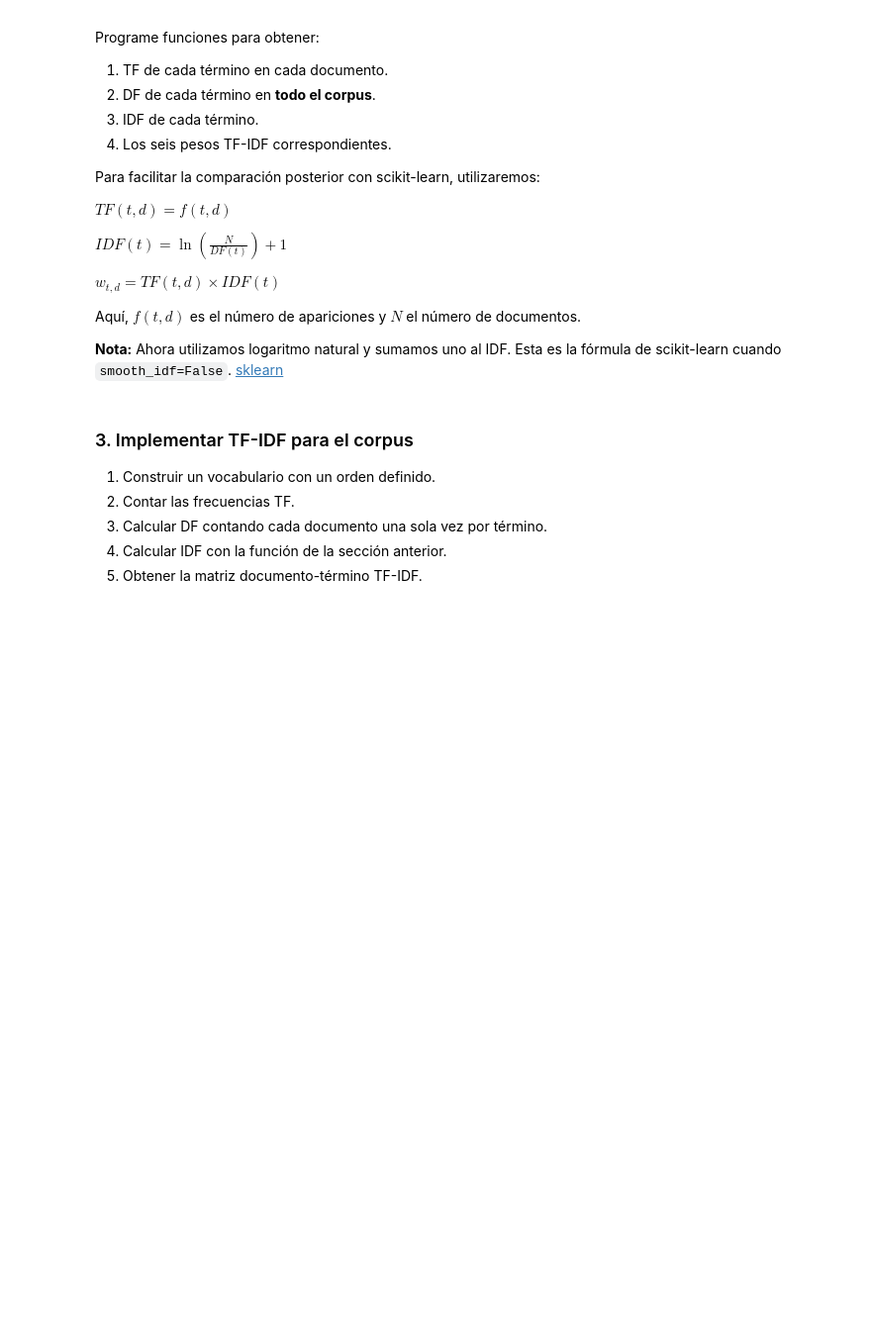
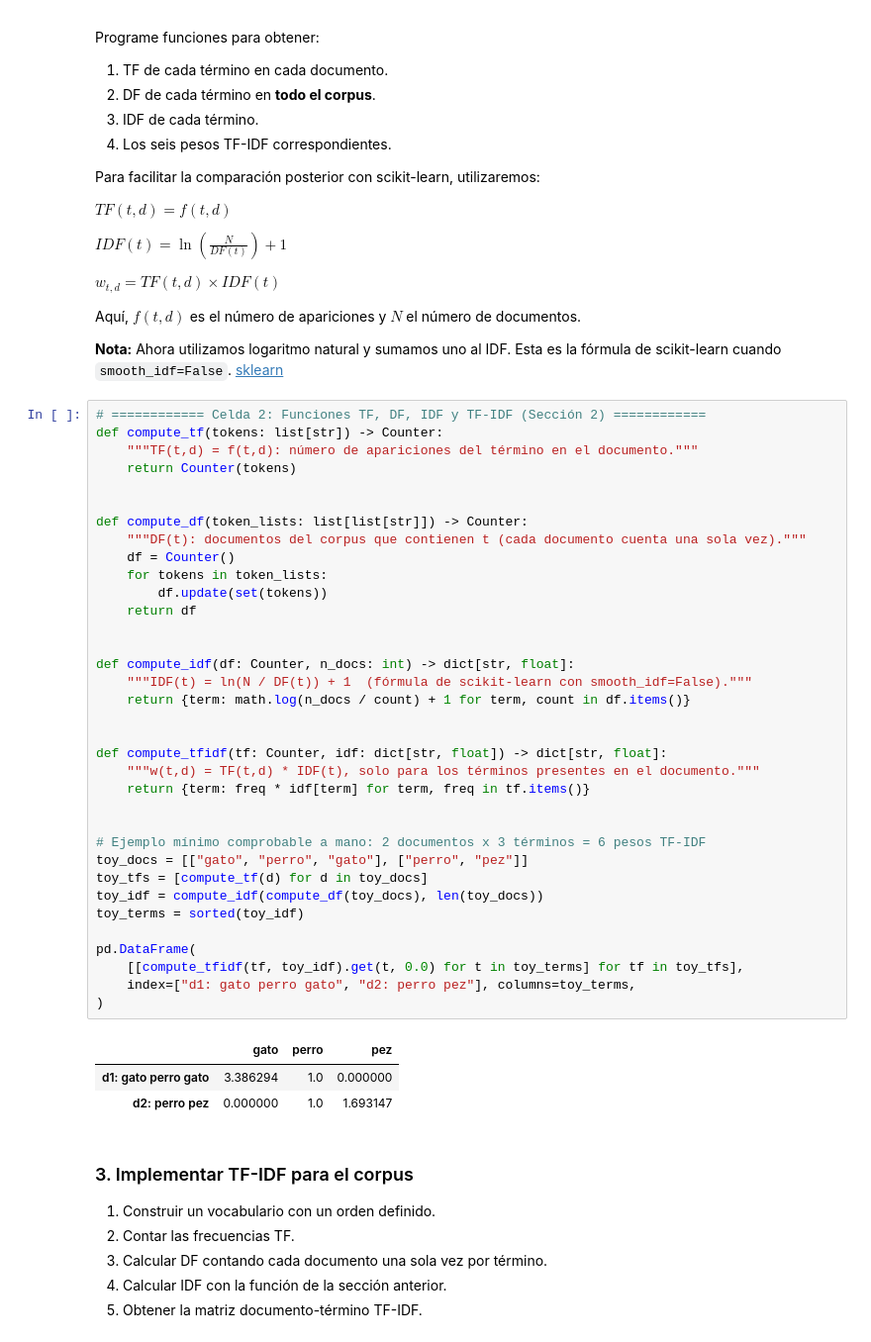
Before and after one commit to Andro2k/Notebook, a Jupyter notebook: notebooks/Primer Bimestre/03_vectorsearch.ipynb, the cells around one changed output. Shown at 99% size. Saved outputs shown, nothing was run; the diff lists cells and outputs as text; blank space fills up the shorter version.

```diff
--- a/notebooks/Primer Bimestre/03_vectorsearch.ipynb
+++ b/notebooks/Primer Bimestre/03_vectorsearch.ipynb
@@ -49,6 +158,45 @@ $
 Aquí, $f(t,d)$ es el número de apariciones y $N$ el número de documentos.
 
 **Nota:** Ahora utilizamos logaritmo natural y sumamos uno al IDF. Esta es la fórmula de scikit-learn cuando `smooth_idf=False`. [sklearn](https://sklearn.org/stable/modules/generated/sklearn.feature_extraction.text.TfidfTransformer.html?utm_source=chatgpt.com)
+# %%
+# ============ Celda 2: Funciones TF, DF, IDF y TF-IDF (Sección 2) ============
+def compute_tf(tokens: list[str]) -> Counter:
+    """TF(t,d) = f(t,d): número de apariciones del término en el documento."""
+    return Counter(tokens)
+
+
+def compute_df(token_lists: list[list[str]]) -> Counter:
+    """DF(t): documentos del corpus que contienen t (cada documento cuenta una sola vez)."""
+    df = Counter()
+    for tokens in token_lists:
+        df.update(set(tokens))
+    return df
+
+
+def compute_idf(df: Counter, n_docs: int) -> dict[str, float]:
+    """IDF(t) = ln(N / DF(t)) + 1  (fórmula de scikit-learn con smooth_idf=False)."""
+    return {term: math.log(n_docs / count) + 1 for term, count in df.items()}
+
+
+def compute_tfidf(tf: Counter, idf: dict[str, float]) -> dict[str, float]:
+    """w(t,d) = TF(t,d) * IDF(t), solo para los términos presentes en el documento."""
+    return {term: freq * idf[term] for term, freq in tf.items()}
+
+
+# Ejemplo mínimo comprobable a mano: 2 documentos x 3 términos = 6 pesos TF-IDF
+toy_docs = [["gato", "perro", "gato"], ["perro", "pez"]]
+toy_tfs = [compute_tf(d) for d in toy_docs]
+toy_idf = compute_idf(compute_df(toy_docs), len(toy_docs))
+toy_terms = sorted(toy_idf)
+
+pd.DataFrame(
+    [[compute_tfidf(tf, toy_idf).get(t, 0.0) for t in toy_terms] for tf in toy_tfs],
+    index=["d1: gato perro gato", "d2: perro pez"], columns=toy_terms,
+)
+# %% [output]
+|  | gato | perro | pez |
+| d1: gato perro gato | 3.386294 | 1.0 | 0.000000 |
+| d2: perro pez | 0.000000 | 1.0 | 1.693147 |
 # %% [markdown]
 ### 3. Implementar TF-IDF para el corpus
 
```
Also changed, not shown: parts of 6 cells of this notebook, 2 other files.
